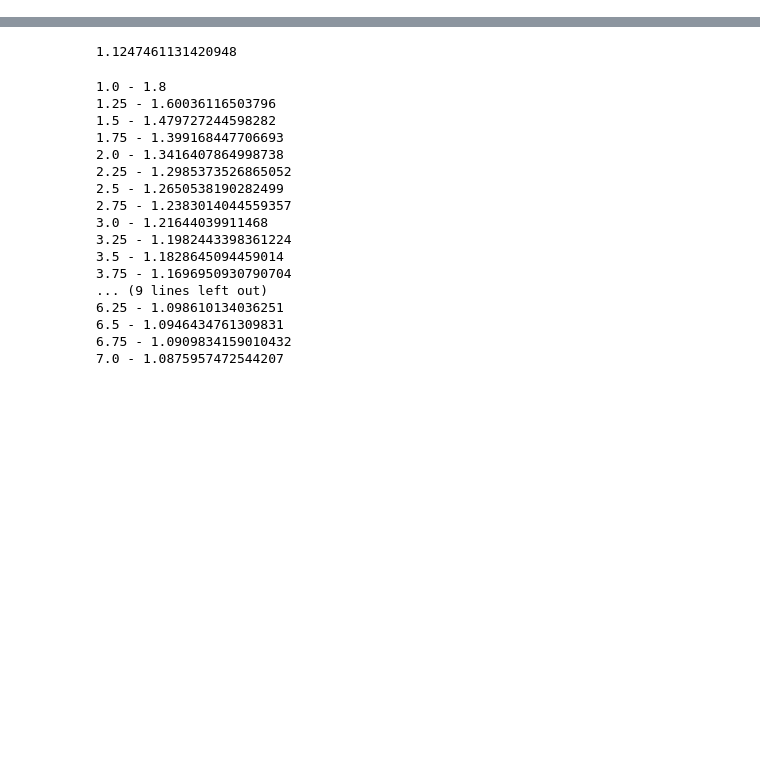
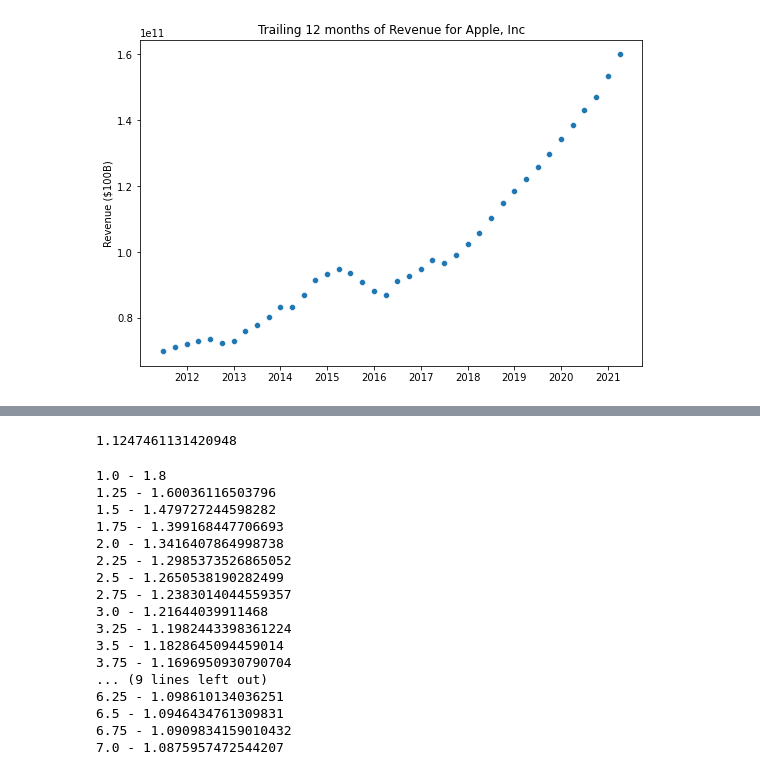
Before and after one commit to sfreagin/SEC_testing, a Jupyter notebook: growth_calcs.ipynb, the cells around one changed output, grey strips where cells are left out. Cells and saved outputs as stored; diff of their text form; code cells hidden in the pictures; blank space fills up the shorter version.

```diff
--- a/growth_calcs.ipynb
+++ b/growth_calcs.ipynb
@@ -222,0 +6,18 @@ fcf_over_time/1_000_000_000
+# %%
+#pull the income statement, balance sheet, and cash flow statement
+# as downloaded from stockrow.com
+ticker_inc_df = pd.read_excel(f'./Income/MSFT_inc.xlsx').T
+ticker_bal_df = pd.read_excel(f'./BalanceSheet/MSFT_bal.xlsx').T
+ticker_cfl_df = pd.read_excel(f'./CashFlow/MSFT_cashflow.xlsx').T
+
+# change the first row to be the column headers
+ticker_inc_df.columns = ticker_inc_df.iloc[0]
+ticker_bal_df.columns = ticker_bal_df.iloc[0]
+ticker_cfl_df.columns = ticker_cfl_df.iloc[0]
+
+#remove the first row
+ticker_inc_df = ticker_inc_df.iloc[1:]
+ticker_bal_df = ticker_bal_df.iloc[1:]
+ticker_cfl_df = ticker_cfl_df.iloc[1:]
+
+ticker_inc_df.head(2)
@@ -222,0 +29,19 @@ fcf_over_time/1_000_000_000
+# %%
+# these are the columns we're interested in
+inc_columns = ['Revenue','Gross Profit','Operating Income','Income Tax Provision', 'Net Income Common']
+bal_columns = ['Total Assets','Total current assets','Total liabilities','Total current liabilities',
+               'Shareholders Equity (Total)','Shares (Common)']
+cfl_columns = ['Dividends Paid (Common)','Capital expenditures','Operating Cash Flow']#,'Equity Repurchase (Common, Net)']
+
+# this will apply only the columns above to each of our financial statement DataFrames
+ticker_inc_df = ticker_inc_df[inc_columns]
+ticker_bal_df = ticker_bal_df[bal_columns]
+ticker_cfl_df = ticker_cfl_df[cfl_columns]
+
+# this will combine or concatenate our three DataFrames into one
+ticker_df = pd.concat([ticker_inc_df,ticker_bal_df,ticker_cfl_df], axis=1)
+
+# defining a new column for FCF
+ticker_df['FreeCashFlow'] = ticker_df['Operating Cash Flow'] - ticker_df['Capital expenditures']
+
+ticker_df.head(2)
@@ -222,0 +52,8 @@ fcf_over_time/1_000_000_000
+# %%
+# TTM - Revenue
+plt.figure(figsize=(9,6))
+sns.scatterplot(x=ticker_df.index,y=ticker_df['Revenue'])
+plt.title('Trailing 12 months of Revenue for Apple, Inc')
+plt.ylabel('Revenue ($100B)');
+# %% [output]
+[figure, added]
```
Also changed, not shown: parts of 43 cells of this notebook.
